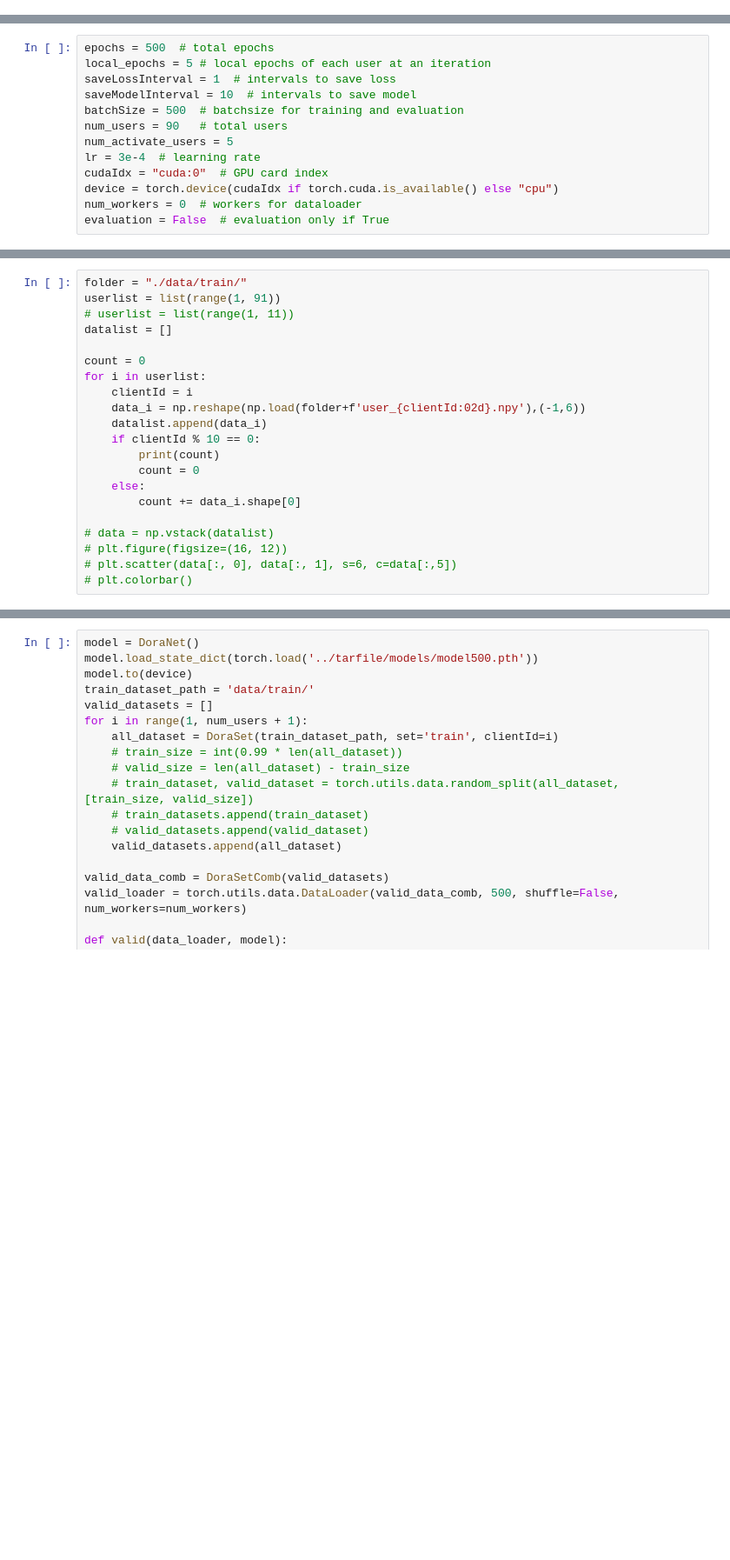
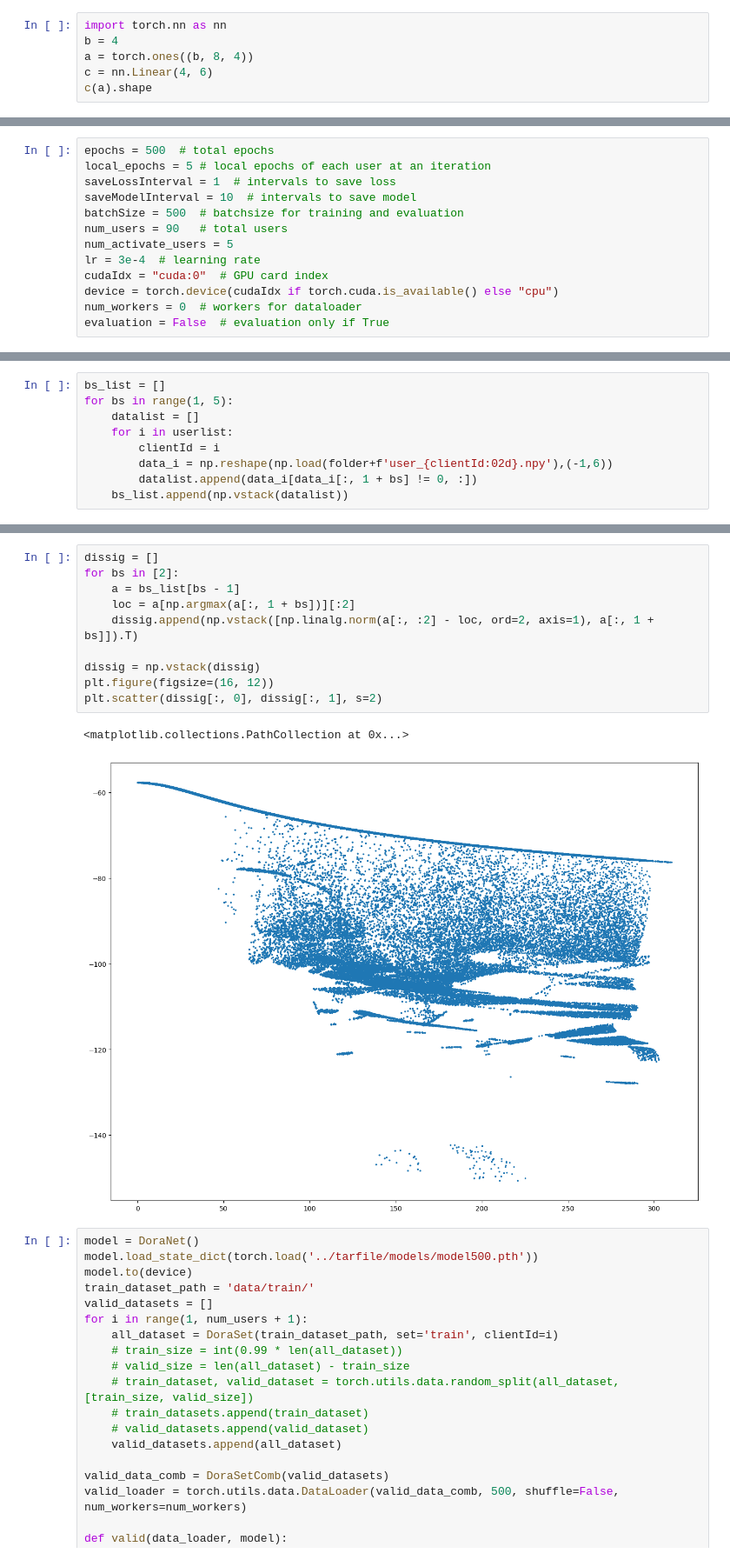
Before and after one commit to 0xFFD700-alter/rm, a Jupyter notebook: RM_baseline/dataplot.ipynb, the cells around one changed output, grey strips where cells are left out. Shown at 87% size. Drawn from its saved outputs; the diff is of its cells as text; blank space fills up the shorter version.

```diff
--- a/RM_baseline/dataplot.ipynb
+++ b/RM_baseline/dataplot.ipynb
@@ -0,0 +9,6 @@
+# %%
+import torch.nn as nn
+b = 4
+a = torch.ones((b, 8, 4))
+c = nn.Linear(4, 6)
+c(a).shape
@@ -25,21 +124,9 @@ evaluation = False  # evaluation only if True
 # %%
-folder = "./data/train/"
-userlist = list(range(1, 91))
-# userlist = list(range(1, 11))
-datalist = []
-
-count = 0
-for i in userlist:
-    clientId = i
-    data_i = np.reshape(np.load(folder+f'user_{clientId:02d}.npy'),(-1,6))
-    datalist.append(data_i)
-    if clientId % 10 == 0:
-        print(count)
-        count = 0
-    else:
-        count += data_i.shape[0]
-
-# data = np.vstack(datalist)
-# plt.figure(figsize=(16, 12))
-# plt.scatter(data[:, 0], data[:, 1], s=6, c=data[:,5])
-# plt.colorbar()
+bs_list = []
+for bs in range(1, 5):
+    datalist = []
+    for i in userlist:
+        clientId = i
+        data_i = np.reshape(np.load(folder+f'user_{clientId:02d}.npy'),(-1,6))
+        datalist.append(data_i[data_i[:, 1 + bs] != 0, :])
+    bs_list.append(np.vstack(datalist))
@@ -86,3 +133,16 @@ print(data[:, 2:].min(), data[:, 2:][data[:, 2:] != 0].max())
+# %%
+dissig = []
+for bs in [2]:
+    a = bs_list[bs - 1]
+    loc = a[np.argmax(a[:, 1 + bs])][:2]
+    dissig.append(np.vstack([np.linalg.norm(a[:, :2] - loc, ord=2, axis=1), a[:, 1 + bs]]).T)
+
+dissig = np.vstack(dissig)
+plt.figure(figsize=(16, 12))
+plt.scatter(dissig[:, 0], dissig[:, 1], s=2)
+# %% [output]
+<matplotlib.collections.PathCollection at 0x...>
+[figure, added]
 # %%
 model = DoraNet()
 model.load_state_dict(torch.load('../tarfile/models/model500.pth'))
```
Also changed, not shown: parts of 10 cells of this notebook, 26 other files.
